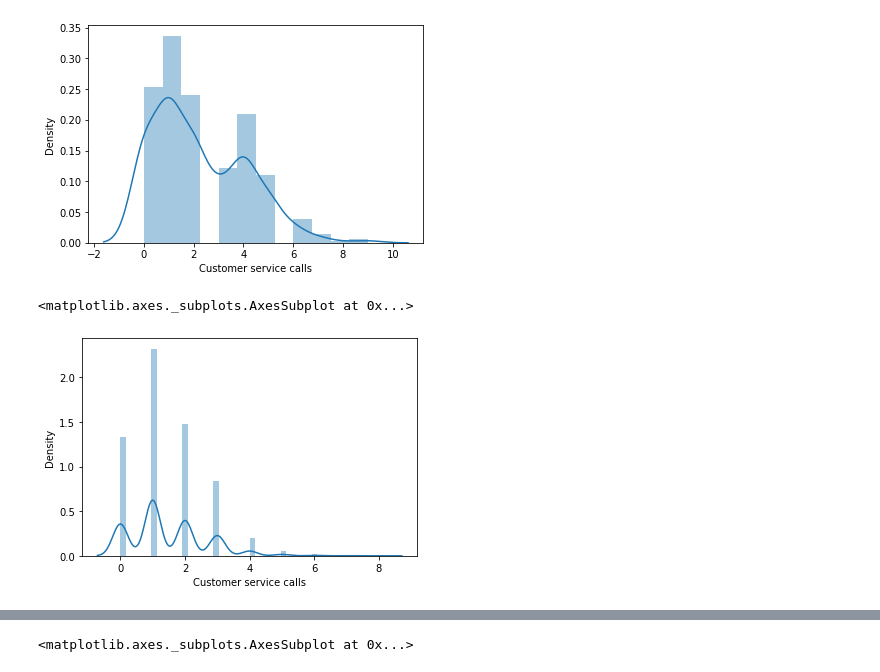
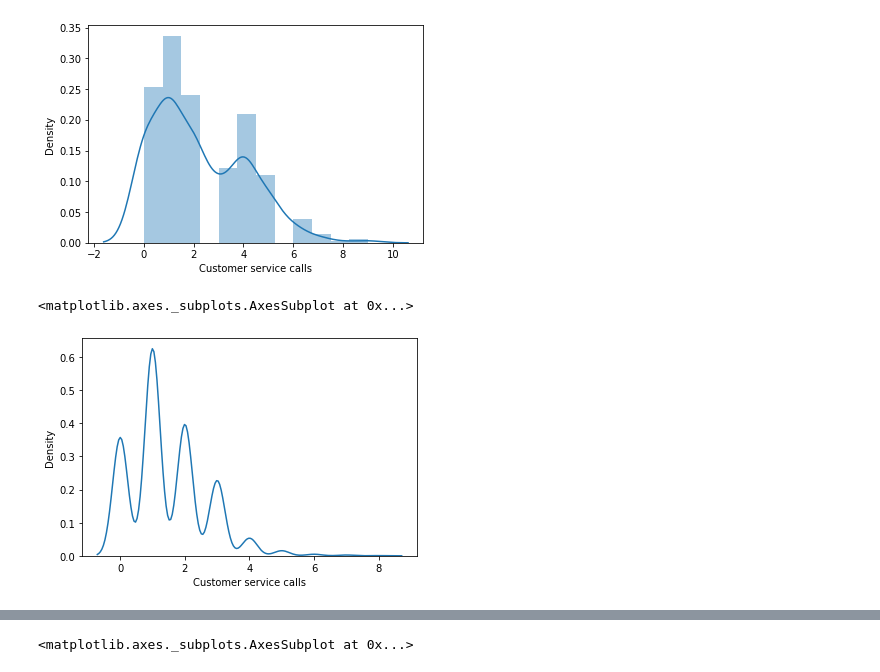
Before and after one commit to Pranavthimmaiah/Telecom-Churn-and-customer-retention-methods, a Jupyter notebook: Pranav_Thimmaiah_Team_1_Capstone_Project.ipynb, the cells around one changed output, grey strips where cells are left out. Cells and saved outputs as stored; diff of their text form; code cells hidden in the pictures.

```diff
--- a/Pranav_Thimmaiah_Team_1_Capstone_Project.ipynb
+++ b/Pranav_Thimmaiah_Team_1_Capstone_Project.ipynb
@@ -73,7 +44,7 @@ sns.distplot(df[df['Churn']==True]['Customer service calls'],hist=True)
 <matplotlib.axes._subplots.AxesSubplot at 0x...>
 [figure]
 # %%
-sns.distplot(df[df['Churn']==False]['Customer service calls'],hist=True)
+sns.distplot(df[df['Churn']==False]['Customer service calls'],hist=False)
 # %% [output]
 <matplotlib.axes._subplots.AxesSubplot at 0x...>
-[figure, old version]
+[figure, new version]
```
Also changed, not shown: parts of 27 cells of this notebook.
